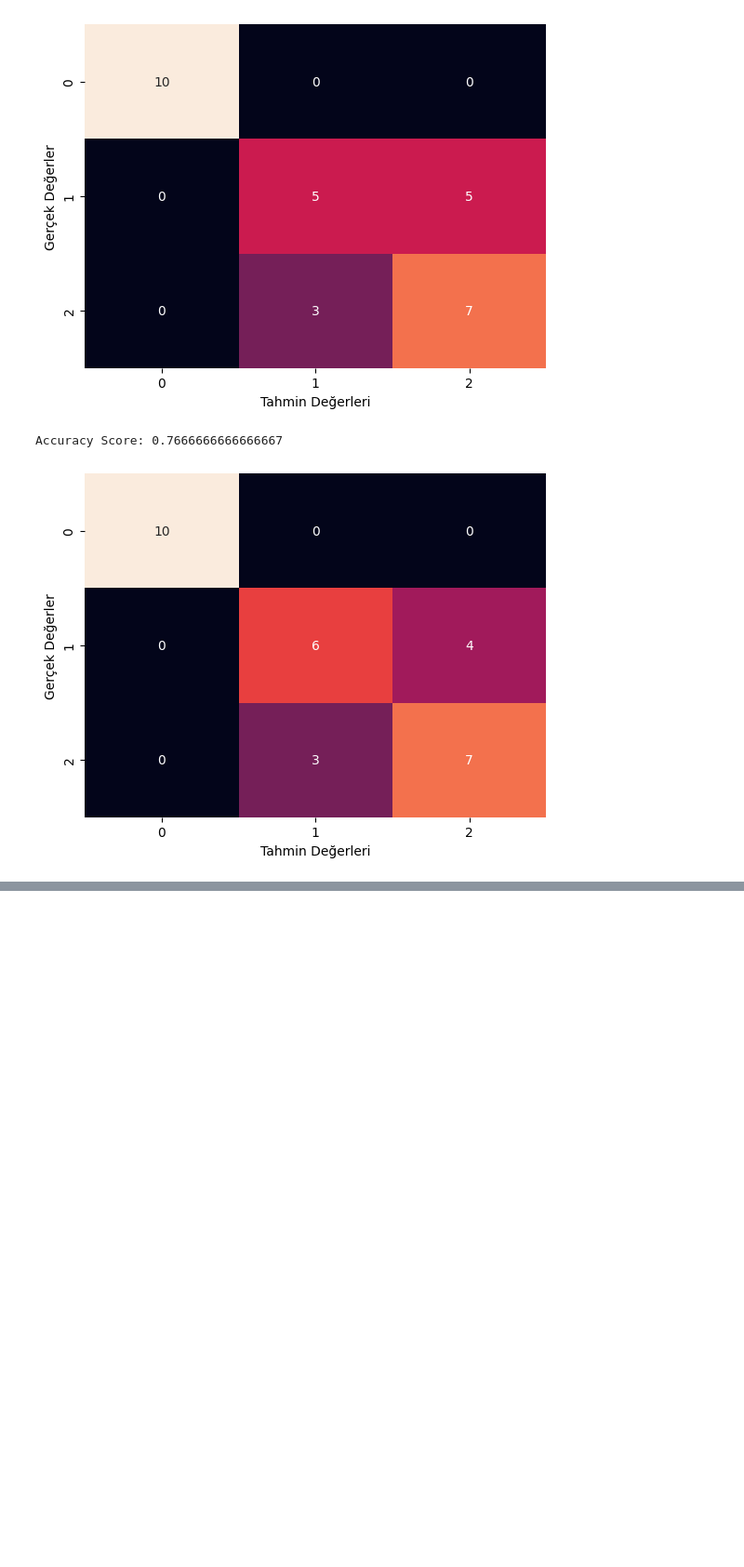
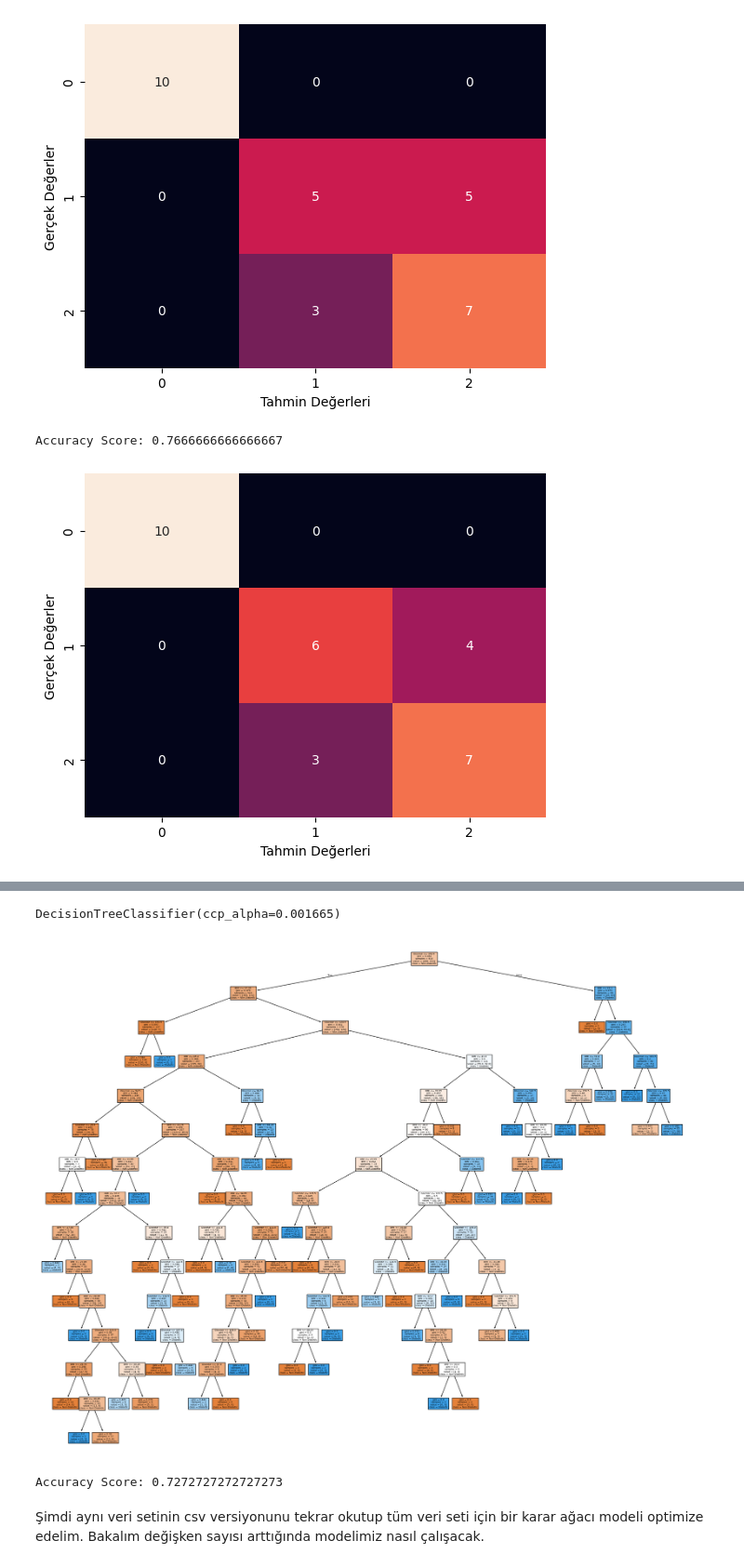
Before and after one commit to mybozkir/Machine_Learning_Practices, a Jupyter notebook: 1-Classification_Practices_TUR.ipynb, the cells around one changed output, grey strips where cells are left out. Shown at 93% size. Drawn from its saved outputs; the diff is of its cells as text; code cells hidden in the pictures; blank space fills up the shorter version.

```diff
--- a/1-Classification_Practices_TUR.ipynb
+++ b/1-Classification_Practices_TUR.ipynb
@@ -580,0 +817,5 @@ plt.show()
+# %%
+alphas = dtc.cost_complexity_pruning_path(X_train, y_train)
+
+# İlk 10 ccp_alpha gözlemi.
+alphas['ccp_alphas'][:10]
@@ -580,0 +825,28 @@ plt.show()
+# %%
+# Şimdi basit bir döngü kullanarak hem Cross Validation hem de Test için Accuracy skorunu maksimize etmeye çalışacağız.
+
+# Skorları tutmak için boş bir liste oluşturuyorum.
+scores = []
+
+# Döngümüzü başlatalım.
+for alpha in alphas.ccp_alphas:
+    # DecisionTreeClassifier Instance
+    dtc = DecisionTreeClassifier(ccp_alpha = alpha)
+
+    # Cross Validation Scores
+    cv_score = cross_val_score(dtc, X_train, y_train, scoring = 'accuracy', cv = StratifiedKFold(n_splits = 10, shuffle = True, random_state = 42))
+
+    # Fitting
+    dtc.fit(X_train, y_train)
+
+    # Prediction
+    y_pred = dtc.predict(X_test)
+
+    # Test Accuracy
+    test_accuracy = accuracy_score(y_pred, y_test)
+
+    # Appending Scores
+    scores.append([alpha, np.mean(cv_score), test_accuracy])
+
+# Tüm skorları bir DataFrame içerisinde görüntüleyelim.
+scores_df = pd.DataFrame(scores, columns = ['Alpha', 'CV Accuracy', 'Test Accuracy'])
@@ -580,0 +869,24 @@ plt.show()
+# %%
+# Şimdi bulduğumuz optimum ccp_alpha değeri ile fit işlemini gerçekleştirelim.
+dtc = DecisionTreeClassifier(ccp_alpha = 0.001665)
+
+# Fitting
+dtc.fit(X_train, y_train)
+# %% [output]
+DecisionTreeClassifier(ccp_alpha=0.001665)
+# %%
+# Karar ağacını görüntüleyelim.
+plt.figure(figsize = (25, 20))
+
+tree_plot = tree.plot_tree(dtc, class_names = ['Non-Diabetic', 'Diabetic'], feature_names = ['Glucose', 'BMI'], filled = True)
+# %% [output]
+[figure, added]
+# %%
+# Tahmin ve Accuracy Score
+y_pred = dtc.predict(X_test)
+
+print('Accuracy Score:', accuracy_score(y_test, y_pred))
+# %% [output]
+Accuracy Score: 0.7272727272727273
+# %% [markdown]
+Şimdi aynı veri setinin csv versiyonunu tekrar okutup tüm veri seti için bir karar ağacı modeli optimize edelim. Bakalım değişken sayısı arttığında modelimiz nasıl çalışacak.
```
Also changed, not shown: parts of 71 cells of this notebook, 1 other file.
